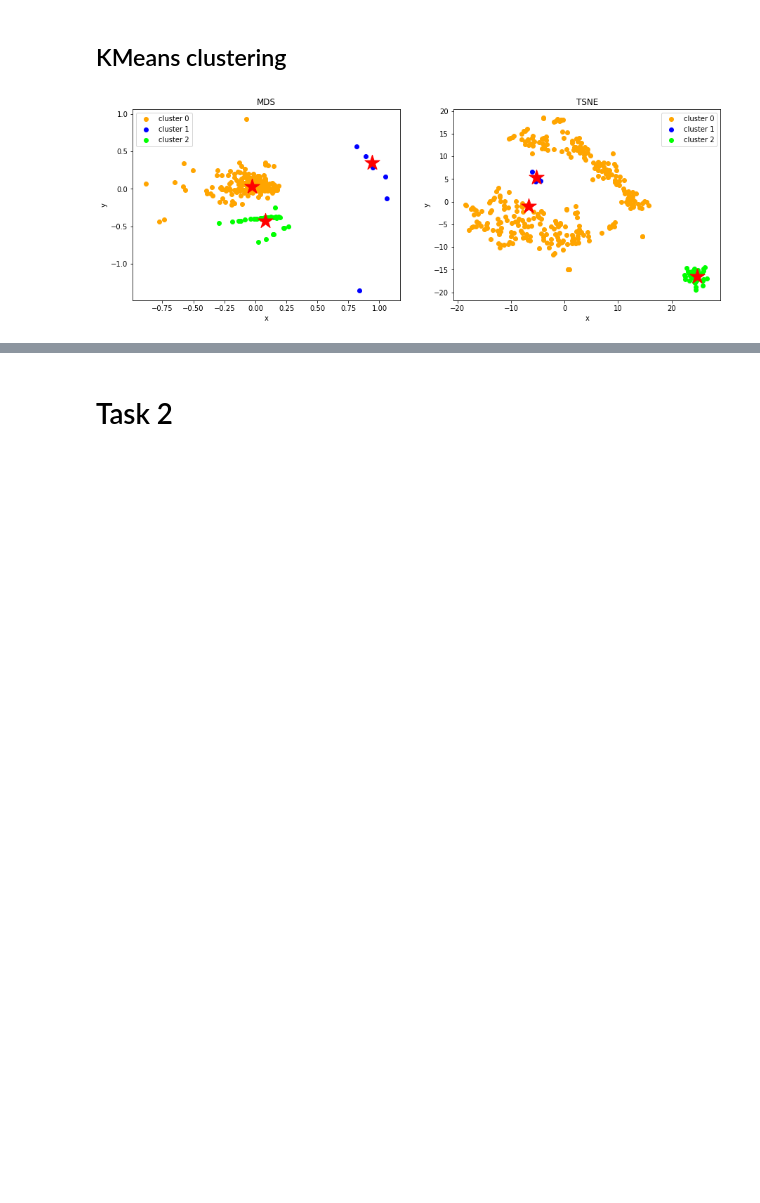
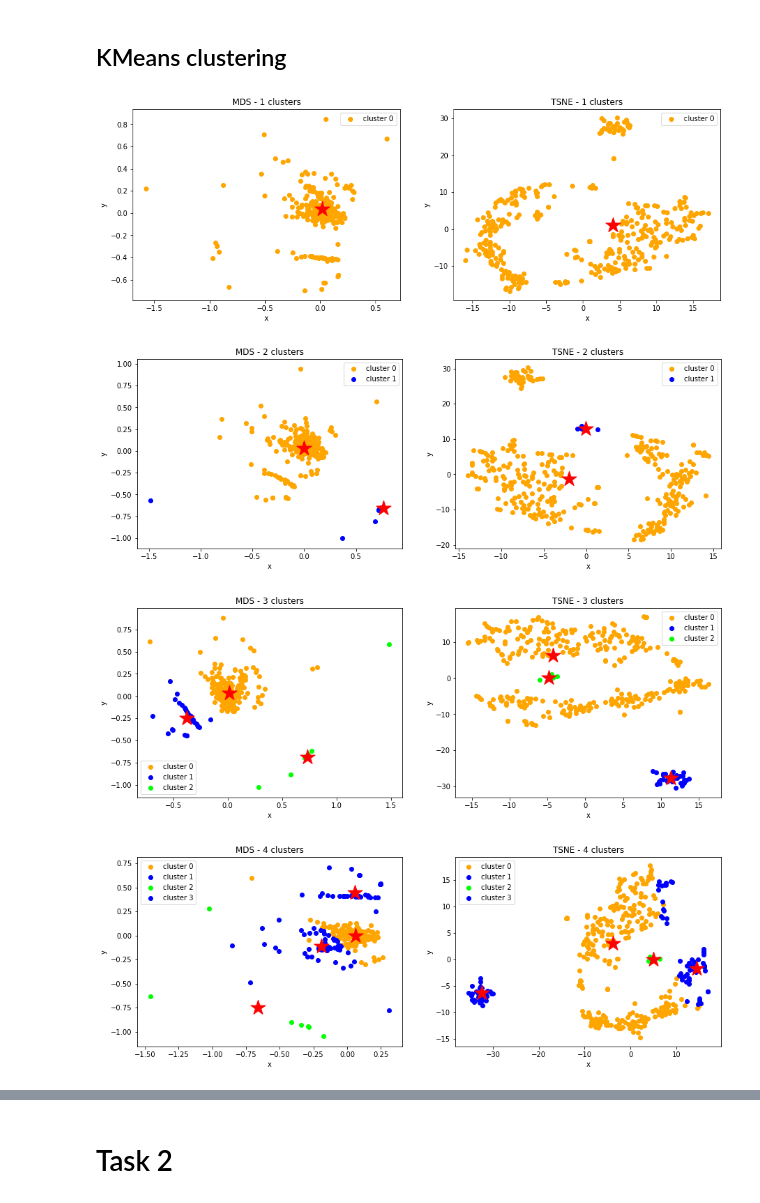
Before and after one commit to vipulpopat/MSCAI_Sem1_Etivity3, a Jupyter notebook: Etivity3_ClusteringManifoldLearning.ipynb, the cells around one changed output, grey strips where cells are left out. Saved outputs shown, nothing was run; the diff lists cells and outputs as text; code cells hidden in the pictures; blank space fills up the shorter version.

```diff
--- a/Etivity3_ClusteringManifoldLearning.ipynb
+++ b/Etivity3_ClusteringManifoldLearning.ipynb
@@ -113,36 +113,35 @@ def clustering_scatterplot(points, labels, centers, title):
     _ = plt.ylabel('y')
 # %% [markdown]
 ## KMeans clustering
-# %%
-# Apply KMeans
-k = 3
-clustered_data_sklearn = cluster.KMeans(n_clusters=k, n_init=10, max_iter=300).fit(df_data)
-#print("\nclustered_data_sklearn:\n", clustered_data_sklearn)
-#print("\nclustered_data_sklearn.cluster_centers_:\n", clustered_data_sklearn.cluster_centers_)
-
-# Create new array composed of data + k centers
-df_data_and_centers = np.r_[df_data,clustered_data_sklearn.cluster_centers_]
-#print("\ndf_data_and_centers:\n", df_data_and_centers)
-#print("\ndf_data_and_centers.shape():\n", df_data_and_centers.shape)
 # %%
-f, axs = plt.subplots(1, 2, figsize=(15, 5))
+for k in range(1,6):
+    # Run KMeans algorithm
+    clustered_data_sklearn = cluster.KMeans(n_clusters=k, n_init=10, max_iter=300).fit(df_data)
 
-# MDS
-plt.subplot(1, 2, 1)
-XYcoordinates = manifold.MDS(n_components=2).fit_transform(df_data_and_centers)
-clustering_scatterplot(points=XYcoordinates[:-k,:],
-                       labels=clustered_data_sklearn.labels_,
-                       centers=XYcoordinates[-k:,:],
-                       title='MDS')
+    # Create new array composed of data + k centers
+    df_data_and_centers = np.r_[df_data,clustered_data_sklearn.cluster_centers_]
 
-# TSE
-plt.subplot(1, 2, 2)
-XYcoordinates = manifold.TSNE(n_components=2).fit_transform(df_data_and_centers)
-clustering_scatterplot(points=XYcoordinates[:-k,:],
-                       labels=clustered_data_sklearn.labels_,
-                       centers=XYcoordinates[-k:,:],
-                       title='TSNE')
+    f, axs = plt.subplots(1, 2, figsize=(15, 5))
 
-plt.show()
+    # MDS
+    plt.subplot(1, 2, 1)
+    XYcoordinates = manifold.MDS(n_components=2).fit_transform(df_data_and_centers)
+    clustering_scatterplot(points=XYcoordinates[:-k,:],
+                           labels=clustered_data_sklearn.labels_,
+                           centers=XYcoordinates[-k:,:],
+                           title='MDS - ' + str(k) + ' clusters')
+
+    # TSE
+    plt.subplot(1, 2, 2)
+    XYcoordinates = manifold.TSNE(n_components=2).fit_transform(df_data_and_centers)
+    clustering_scatterplot(points=XYcoordinates[:-k,:],
+                           labels=clustered_data_sklearn.labels_,
+                           centers=XYcoordinates[-k:,:],
+                           title='TSNE - ' + str(k) + ' clusters')
+
+    plt.show()
 # %% [output]
-[figure, old version]
+[figure, new version]
+[figure, added]
+[figure, added]
+[figure, added]
```
Also changed, not shown: parts of 9 cells of this notebook.
